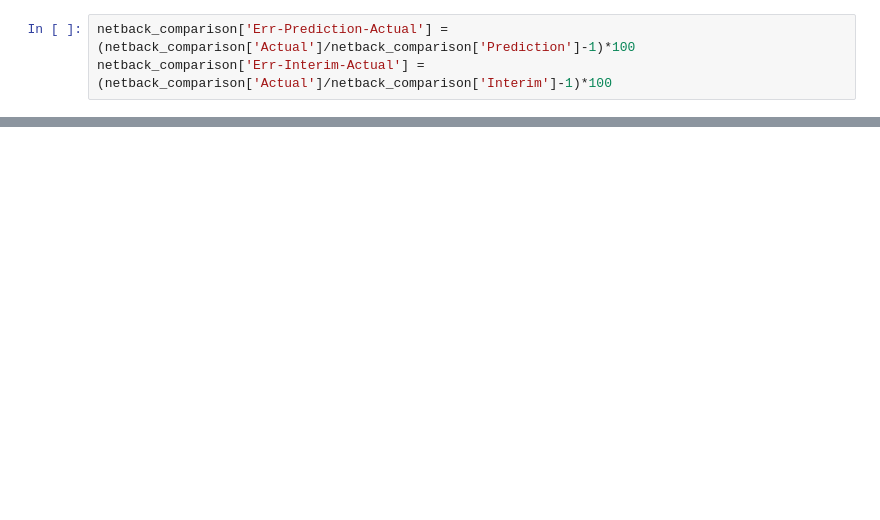
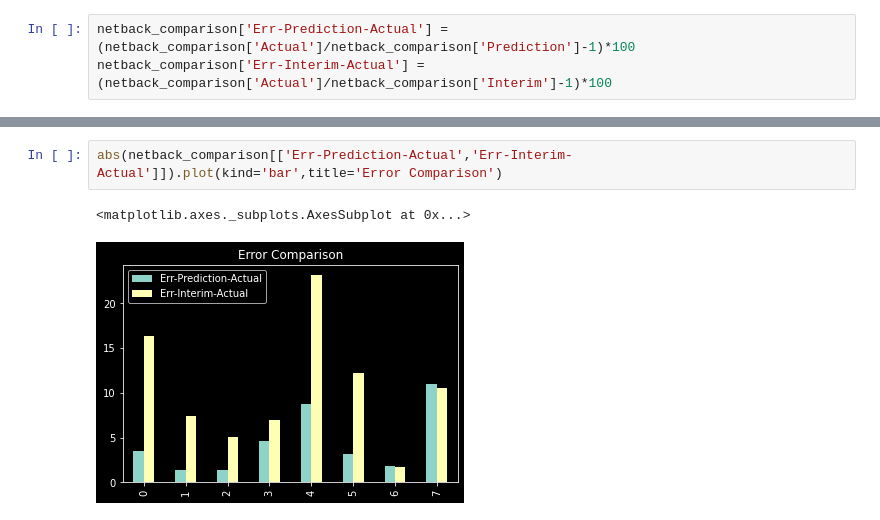
Before and after one commit to ali-meesam/Canpotex, a Jupyter notebook: Data Pipeline.ipynb, the cells around one changed output, grey strips where cells are left out. Cells and saved outputs as stored; diff of their text form; blank space fills up the shorter version.

Commit message:
Err- Comparison completed

```diff
--- a/Data Pipeline.ipynb
+++ b/Data Pipeline.ipynb
@@ -267,0 +268,5 @@ netback_comparison
+# %%
+abs(netback_comparison[['Err-Prediction-Actual','Err-Interim-Actual']]).plot(kind='bar',title='Error Comparison')
+# %% [output]
+<matplotlib.axes._subplots.AxesSubplot at 0x...>
+[figure, added]
```
Also changed, not shown: parts of 3 cells of this notebook.
